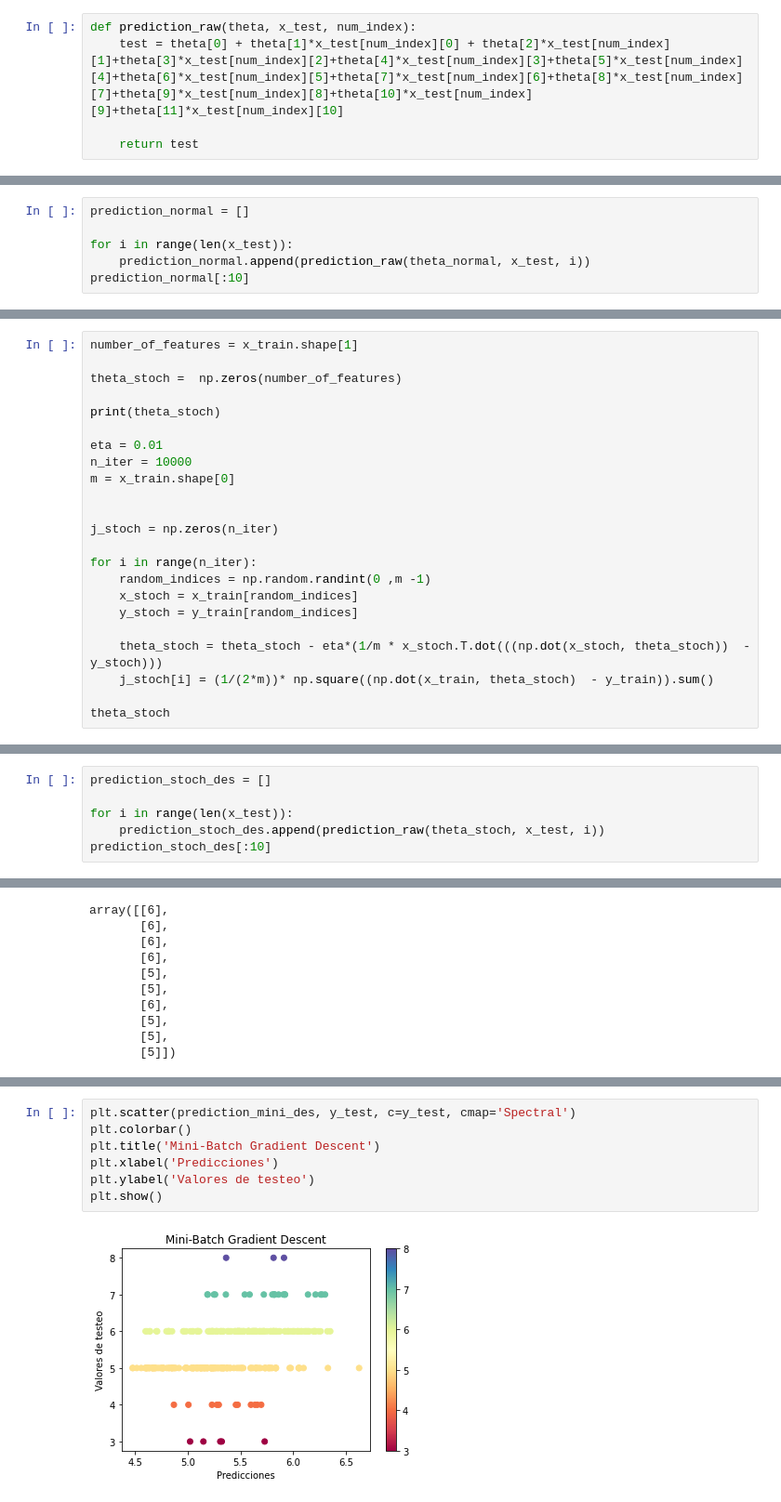
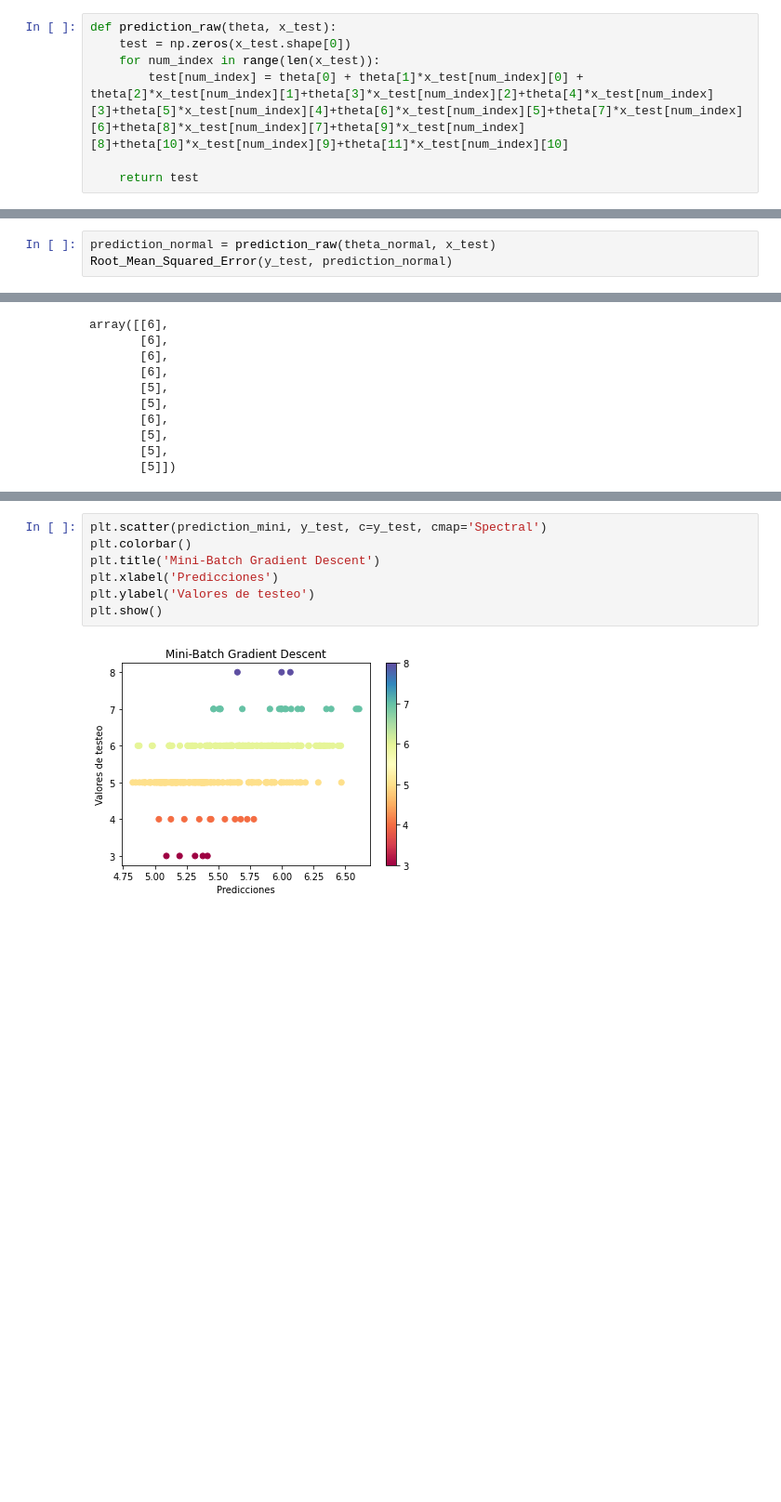
Before and after one commit to EmirBurgosPaz/Machine_learning, a Jupyter notebook: proyecto/multiple_linear_regression_red_wine.ipynb, the cells around one changed output, grey strips where cells are left out. Shown at 93% size. Saved outputs shown, nothing was run; the diff lists cells and outputs as text; blank space fills up the shorter version.

```diff
--- a/proyecto/multiple_linear_regression_red_wine.ipynb
+++ b/proyecto/multiple_linear_regression_red_wine.ipynb
@@ -148,8 +148,10 @@ Siguiendo los metodos tradicionales en las pruebas de datos por aprendizaje auto
 # %% [markdown]
 ## Debido a que necesitamos alguna manera de probar nuestros datos, se creo, una funcion donde se realiza la prediccion por cada valor de y. Ademas se creo otra funcion que obtiene el RMSE, para observar la eficiencia de nuestra hipotesis entrenada
 # %%
-def prediction_raw(theta, x_test, num_index):
-    test = theta[0] + theta[1]*x_test[num_index][0] + theta[2]*x_test[num_index][1]+theta[3]*x_test[num_index][2]+theta[4]*x_test[num_index][3]+theta[5]*x_test[num_index][4]+theta[6]*x_test[num_index][5]+theta[7]*x_test[num_index][6]+theta[8]*x_test[num_index][7]+theta[9]*x_test[num_index][8]+theta[10]*x_test[num_index][9]+theta[11]*x_test[num_index][10]
+def prediction_raw(theta, x_test):
+    test = np.zeros(x_test.shape[0])
+    for num_index in range(len(x_test)):
+        test[num_index] = theta[0] + theta[1]*x_test[num_index][0] + theta[2]*x_test[num_index][1]+theta[3]*x_test[num_index][2]+theta[4]*x_test[num_index][3]+theta[5]*x_test[num_index][4]+theta[6]*x_test[num_index][5]+theta[7]*x_test[num_index][6]+theta[8]*x_test[num_index][7]+theta[9]*x_test[num_index][8]+theta[10]*x_test[num_index][9]+theta[11]*x_test[num_index][10]
 
     return test
 # %%
@@ -171,9 +173,6 @@ array([ 2.39623534e+01,  2.34373991e-02, -1.05476525e+00, -1.82566021e-01,
         1.06088101e-02, -1.75789481e+00,  3.29573085e-03, -3.69081769e-03,
        -2.00563050e+01, -3.43404795e-01,  8.05230414e-01,  2.83323822e-01])
 # %%
-prediction_normal = []
-
-for i in range(len(x_test)):
-    prediction_normal.append(prediction_raw(theta_normal, x_test, i))
-prediction_normal[:10]
+prediction_normal = prediction_raw(theta_normal, x_test)
+Root_Mean_Squared_Error(y_test, prediction_normal)
 # %% [output]
@@ -298,26 +303,3 @@ plt.show()
 [figure]
 # %% [markdown]
 # Stochastic Gradient Descent
-# %%
-number_of_features = x_train.shape[1]
-
-theta_stoch =  np.zeros(number_of_features)
-
-print(theta_stoch)
-
-eta = 0.01
-n_iter = 10000
-m = x_train.shape[0]
-
-
-j_stoch = np.zeros(n_iter)
-
-for i in range(n_iter):
-    random_indices = np.random.randint(0 ,m -1)
-    x_stoch = x_train[random_indices]
-    y_stoch = y_train[random_indices]
-
-    theta_stoch = theta_stoch - eta*(1/m * x_stoch.T.dot(((np.dot(x_stoch, theta_stoch))  - y_stoch)))
-    j_stoch[i] = (1/(2*m))* np.square((np.dot(x_train, theta_stoch)  - y_train)).sum()
-
-theta_stoch
@@ -344,6 +305,0 @@ plt.show()
-# %%
-prediction_stoch_des = []
-
-for i in range(len(x_test)):
-    prediction_stoch_des.append(prediction_raw(theta_stoch, x_test, i))
-prediction_stoch_des[:10]
@@ -487,9 +518,9 @@ Root_Mean_Squared_Error(y_test, prediction_mini_des)
 # %%
-plt.scatter(prediction_mini_des, y_test, c=y_test, cmap='Spectral')
+plt.scatter(prediction_mini, y_test, c=y_test, cmap='Spectral')
 plt.colorbar()
 plt.title('Mini-Batch Gradient Descent')
 plt.xlabel('Predicciones')
 plt.ylabel('Valores de testeo')
 plt.show()
 # %% [output]
-[figure, old version]
+[figure, new version]
```
Also changed, not shown: parts of 34 cells of this notebook, 2 other files.
